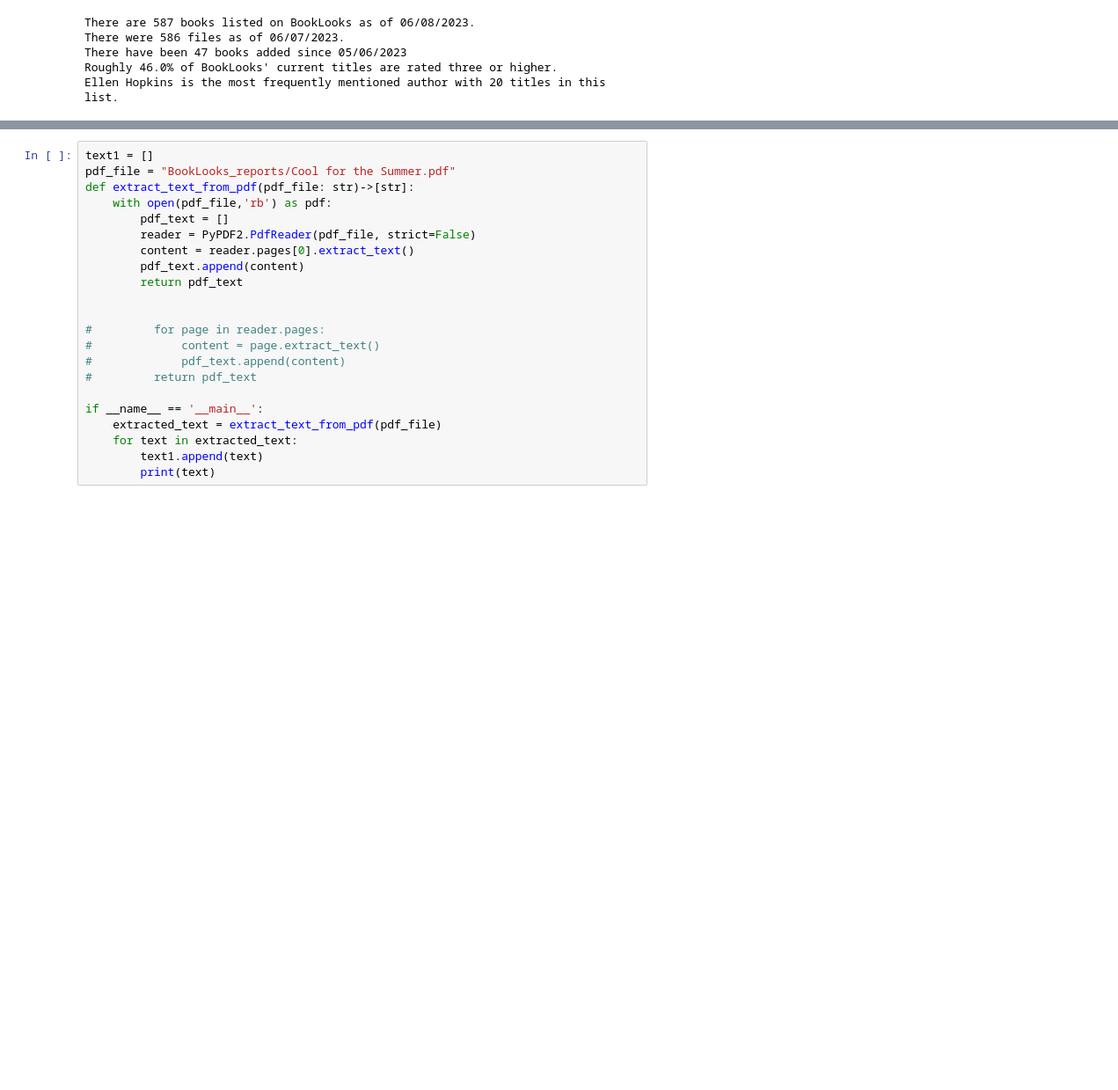
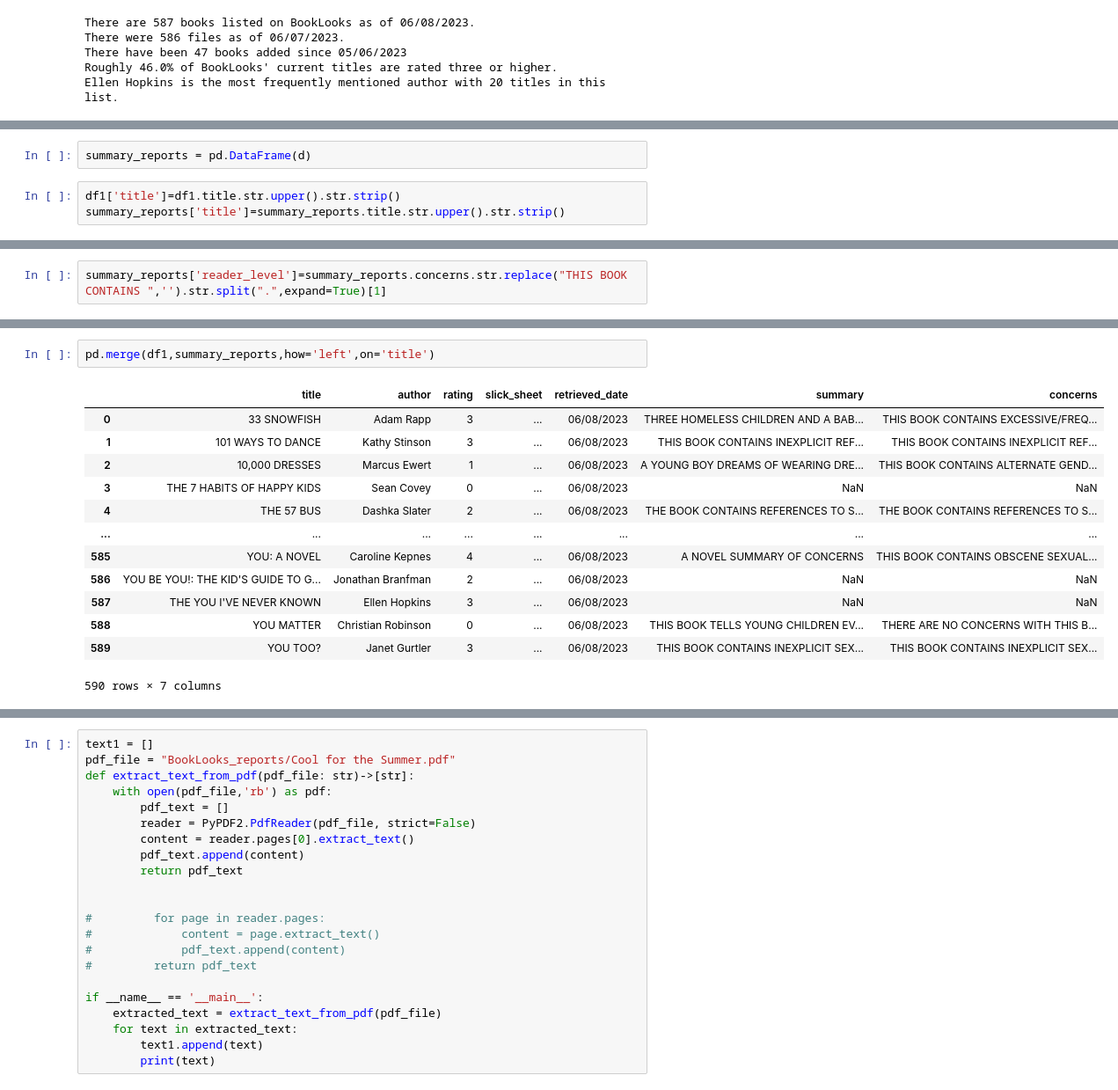
Before and after one commit to Culler1/BookLooks_Scraper_neat, a Jupyter notebook: PDF scraping.ipynb, the cells around one changed output, grey strips where cells are left out. Shown: that part at 88% size. Saved outputs shown, nothing was run; the diff lists cells and outputs as text; blank space fills up the shorter version.

```diff
--- a/PDF scraping.ipynb
+++ b/PDF scraping.ipynb
@@ -50,0 +158,5 @@ pdf_text.split("\n")
+# %%
+summary_reports = pd.DataFrame(d)
+# %%
+df1['title']=df1.title.str.upper().str.strip()
+summary_reports['title']=summary_reports.title.str.upper().str.strip()
@@ -50,0 +179,2 @@ pdf_text.split("\n")
+# %%
+summary_reports['reader_level']=summary_reports.concerns.str.replace("THIS BOOK CONTAINS ",'').str.split(".",expand=True)[1]
@@ -50,0 +228,16 @@ pdf_text.split("\n")
+# %%
+pd.merge(df1,summary_reports,how='left',on='title')
+# %% [output]
+|  | title | author | rating | slick_sheet | retrieved_date | summary | concerns |
+| 0 | 33 SNOWFISH | Adam Rapp | 3 | ... | 06/08/2023 | THREE HOMELESS CHILDREN AND A BAB... | THIS BOOK CONTAINS EXCESSIVE/FREQ... |
+| 1 | 101 WAYS TO DANCE | Kathy Stinson | 3 | ... | 06/08/2023 | THIS BOOK CONTAINS INEXPLICIT REF... | THIS BOOK CONTAINS INEXPLICIT REF... |
+| 2 | 10,000 DRESSES | Marcus Ewert | 1 | ... | 06/08/2023 | A YOUNG BOY DREAMS OF WEARING DRE... | THIS BOOK CONTAINS ALTERNATE GEND... |
+| 3 | THE 7 HABITS OF HAPPY KIDS | Sean Covey | 0 | ... | 06/08/2023 | NaN | NaN |
+| 4 | THE 57 BUS | Dashka Slater | 2 | ... | 06/08/2023 | THE BOOK CONTAINS REFERENCES TO S... | THE BOOK CONTAINS REFERENCES TO S... |
+| ... | ... | ... | ... | ... | ... | ... | ... |
+| 585 | YOU: A NOVEL | Caroline Kepnes | 4 | ... | 06/08/2023 | A NOVEL SUMMARY OF CONCERNS | THIS BOOK CONTAINS OBSCENE SEXUAL... |
+| 586 | YOU BE YOU!: THE KID'S GUIDE TO G... | Jonathan Branfman | 2 | ... | 06/08/2023 | NaN | NaN |
+| 587 | THE YOU I'VE NEVER KNOWN | Ellen Hopkins | 3 | ... | 06/08/2023 | NaN | NaN |
+| 588 | YOU MATTER | Christian Robinson | 0 | ... | 06/08/2023 | THIS BOOK TELLS YOUNG CHILDREN EV... | THERE ARE NO CONCERNS WITH THIS B... |
+| 589 | YOU TOO? | Janet Gurtler | 3 | ... | 06/08/2023 | THIS BOOK CONTAINS INEXPLICIT SEX... | THIS BOOK CONTAINS INEXPLICIT SEX... |
+590 rows × 7 columns
```
Also changed, not shown: parts of 44 cells of this notebook.
